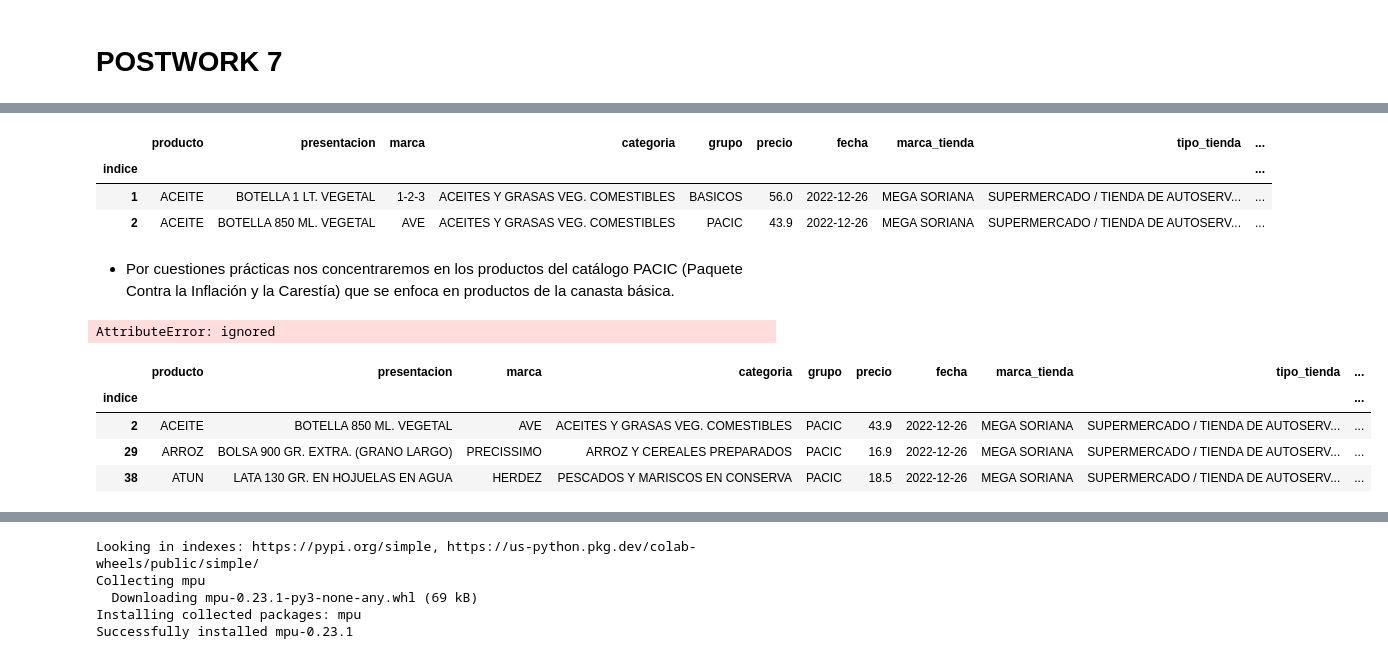
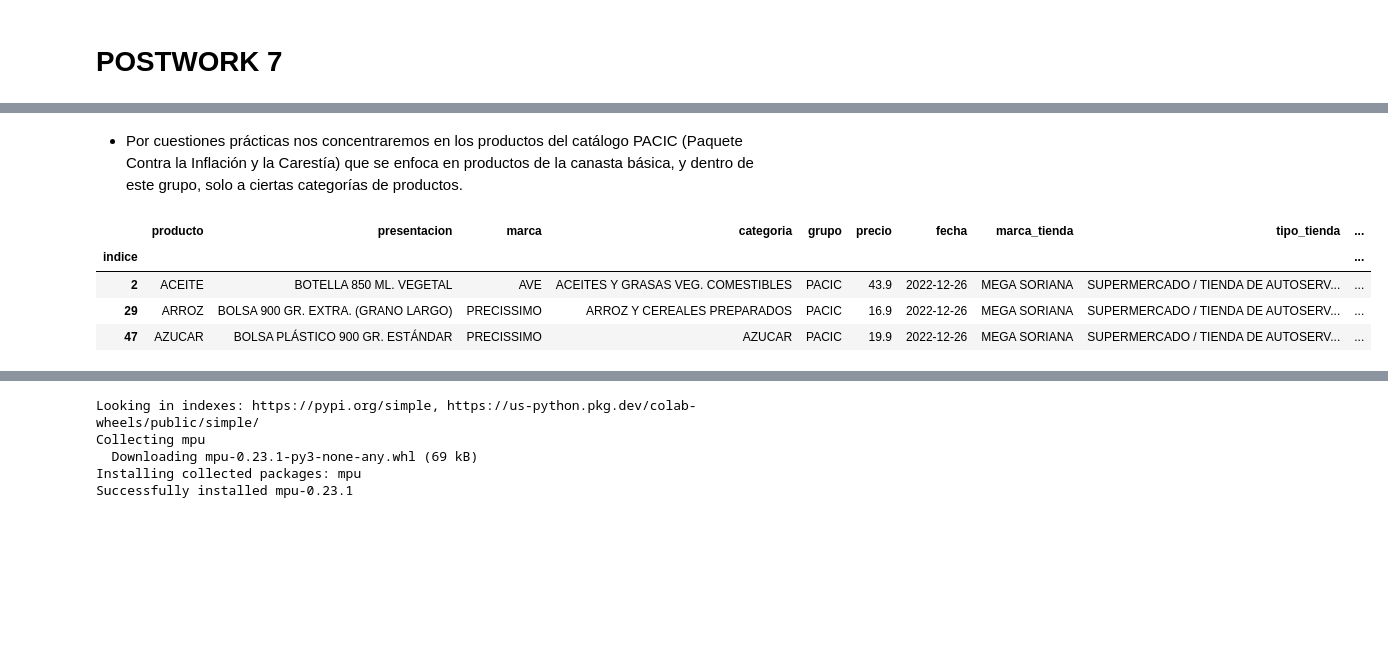
Before and after one commit to adavals/bedu-datascience-f2m2, a Jupyter notebook: Postwork1_8.ipynb, the cells around one changed output, grey strips where cells are left out. Drawn from its saved outputs; the diff is of its cells as text; code cells hidden in the pictures; blank space fills up the shorter version.

```diff
--- a/Postwork1_8.ipynb
+++ b/Postwork1_8.ipynb
@@ -448,11 +517,2 @@ df['fecha']=pd.to_datetime(df['fecha'], unit='ns')
-# %%
-#Extraer codigo postal de la columna direccion
-df['CP'] = df['direccion'].str[-5:]
-df.head(2)
-# %% [output]
-|  | producto | presentacion | marca | categoria | grupo | precio | fecha | marca_tienda | tipo_tienda | ... |
-| indice |  |  |  |  |  |  |  |  |  | ... |
-| 1 | ACEITE | BOTELLA 1 LT. VEGETAL | 1-2-3 | ACEITES Y GRASAS VEG. COMESTIBLES | BASICOS | 56.0 | 2022-12-26 | MEGA SORIANA | SUPERMERCADO / TIENDA DE AUTOSERV... | ... |
-| 2 | ACEITE | BOTELLA 850 ML. VEGETAL | AVE | ACEITES Y GRASAS VEG. COMESTIBLES | PACIC | 43.9 | 2022-12-26 | MEGA SORIANA | SUPERMERCADO / TIENDA DE AUTOSERV... | ... |
 # %% [markdown]
-* Por cuestiones prácticas nos concentraremos en los productos del catálogo PACIC (Paquete Contra la Inflación y la Carestía) que se enfoca en productos de la canasta básica.
+* Por cuestiones prácticas nos concentraremos en los productos del catálogo PACIC (Paquete Contra la Inflación y la Carestía) que se enfoca en productos de la canasta básica, y dentro de este grupo, solo a ciertas categorías de productos.
@@ -462,16 +519,15 @@ df=df[grupo_pacic]
-# %%
-uom_std=[]
-for t in df['presentacion'].split():
-    uom_std.append(float(t))
-#[int(temp)for temp in df['presentacion'].split() if temp.isdigit()]
-# %% [output]
-AttributeError: ignored
-# %%
-df.shape
-df.head(3)
-# %% [output]
-|  | producto | presentacion | marca | categoria | grupo | precio | fecha | marca_tienda | tipo_tienda | ... |
-| indice |  |  |  |  |  |  |  |  |  | ... |
-| 2 | ACEITE | BOTELLA 850 ML. VEGETAL | AVE | ACEITES Y GRASAS VEG. COMESTIBLES | PACIC | 43.9 | 2022-12-26 | MEGA SORIANA | SUPERMERCADO / TIENDA DE AUTOSERV... | ... |
-| 29 | ARROZ | BOLSA 900 GR. EXTRA. (GRANO LARGO) | PRECISSIMO | ARROZ Y CEREALES PREPARADOS | PACIC | 16.9 | 2022-12-26 | MEGA SORIANA | SUPERMERCADO / TIENDA DE AUTOSERV... | ... |
-| 38 | ATUN | LATA 130 GR. EN HOJUELAS EN AGUA | HERDEZ | PESCADOS Y MARISCOS EN CONSERVA | PACIC | 18.5 | 2022-12-26 | MEGA SORIANA | SUPERMERCADO / TIENDA DE AUTOSERV... | ... |
+# %%
+#Filtrado por grupo PACIC y productos de la canasta básica
+grupo_pacic = df['grupo']=='PACIC'
+df=df[grupo_pacic]
+
+df = df[df.categoria.isin(['ACEITES Y GRASAS VEG. COMESTIBLES','ARROZ Y CEREALES PREPARADOS','AZUCAR','FRUTAS FRESCAS',
+'HORTALIZAS FRESCAS','LECHE FRESCA','TORTILLAS Y DERIVADOS DEL MAIZ'])]
+
+df.head(3)
+# %% [output]
+|  | producto | presentacion | marca | categoria | grupo | precio | fecha | marca_tienda | tipo_tienda | ... |
+| indice |  |  |  |  |  |  |  |  |  | ... |
+| 2 | ACEITE | BOTELLA 850 ML. VEGETAL | AVE | ACEITES Y GRASAS VEG. COMESTIBLES | PACIC | 43.9 | 2022-12-26 | MEGA SORIANA | SUPERMERCADO / TIENDA DE AUTOSERV... | ... |
+| 29 | ARROZ | BOLSA 900 GR. EXTRA. (GRANO LARGO) | PRECISSIMO | ARROZ Y CEREALES PREPARADOS | PACIC | 16.9 | 2022-12-26 | MEGA SORIANA | SUPERMERCADO / TIENDA DE AUTOSERV... | ... |
+| 47 | AZUCAR | BOLSA PLÁSTICO 900 GR. ESTÁNDAR | PRECISSIMO | AZUCAR | PACIC | 19.9 | 2022-12-26 | MEGA SORIANA | SUPERMERCADO / TIENDA DE AUTOSERV... | ... |
```
Also changed, not shown: parts of 17 cells of this notebook.
